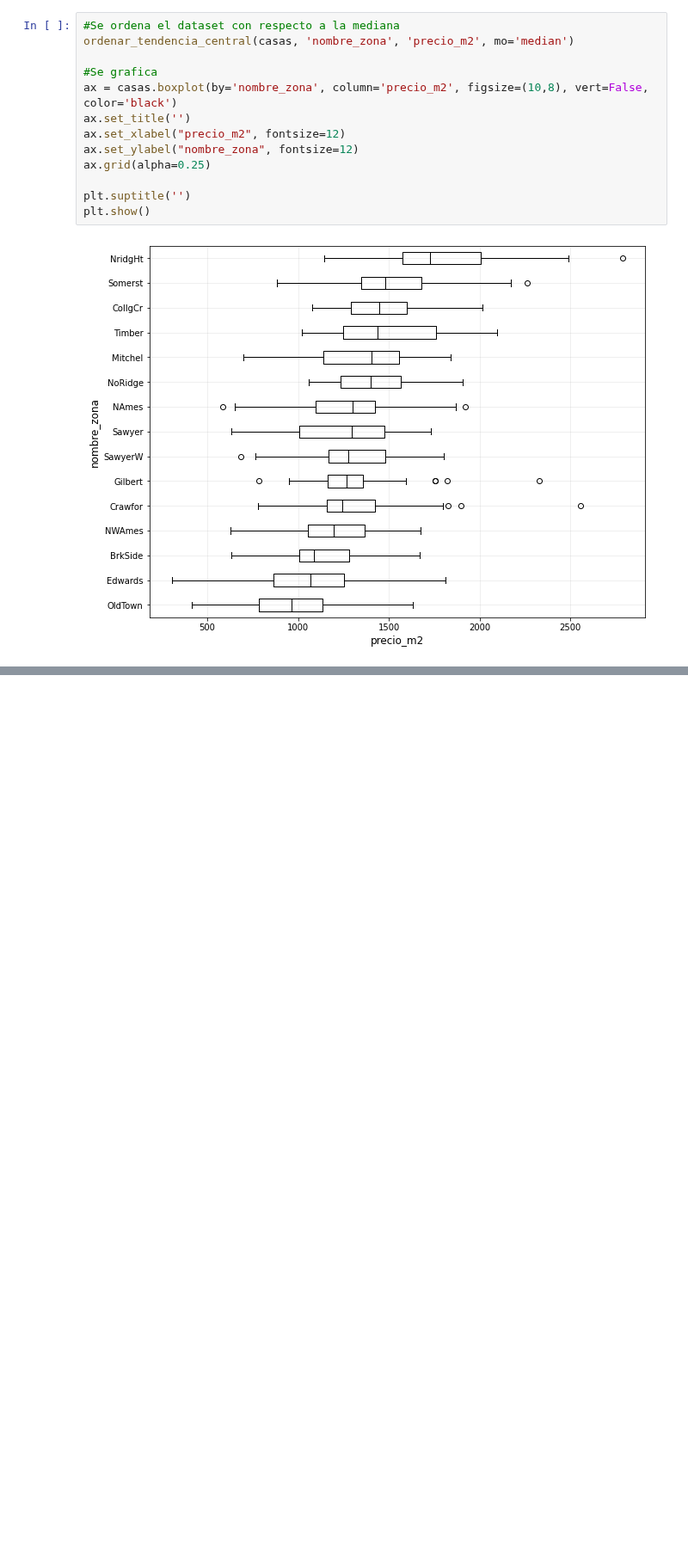
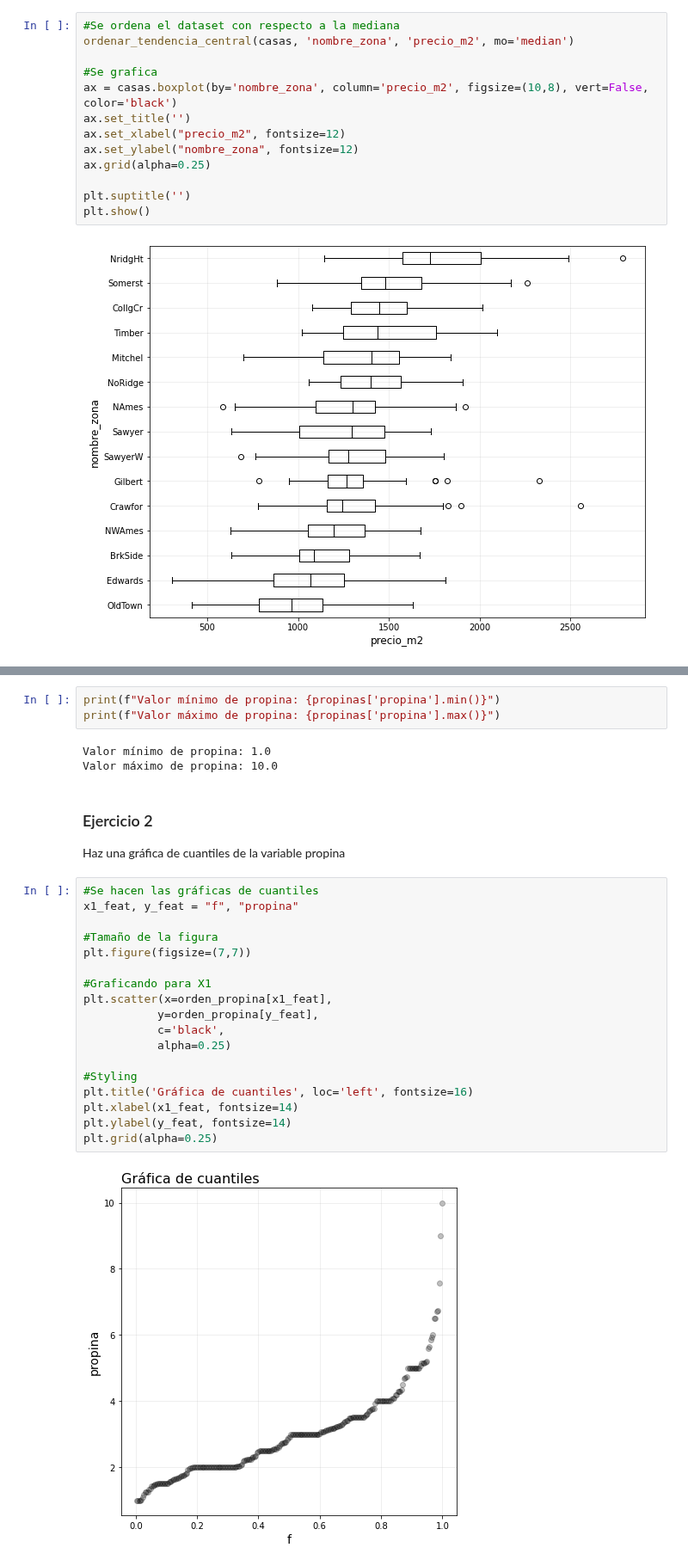
Before and after one commit to CAMM961001/itam-mcd, a Jupyter notebook: fundamentos-estadisticos/libros/analisis_exploratorio.ipynb, the cells around one changed output, grey strips where cells are left out. Shown at 86% size. Drawn from its saved outputs; the diff is of its cells as text; blank space fills up the shorter version.

Commit message:
Ejercicios dataset casas

```diff
--- a/fundamentos-estadisticos/libros/analisis_exploratorio.ipynb
+++ b/fundamentos-estadisticos/libros/analisis_exploratorio.ipynb
@@ -430,0 +454,29 @@ plt.show()
+# %%
+print(f"Valor mínimo de propina: {propinas['propina'].min()}")
+print(f"Valor máximo de propina: {propinas['propina'].max()}")
+# %% [output]
+Valor mínimo de propina: 1.0
+Valor máximo de propina: 10.0
+# %% [markdown]
+### Ejercicio 2
+Haz una gráfica de cuantiles de la variable propina
+# %%
+#Se hacen las gráficas de cuantiles
+x1_feat, y_feat = "f", "propina"
+
+#Tamaño de la figura
+plt.figure(figsize=(7,7))
+
+#Graficando para X1
+plt.scatter(x=orden_propina[x1_feat],
+           y=orden_propina[y_feat],
+           c='black',
+           alpha=0.25)
+
+#Styling
+plt.title('Gráfica de cuantiles', loc='left', fontsize=16)
+plt.xlabel(x1_feat, fontsize=14)
+plt.ylabel(y_feat, fontsize=14)
+plt.grid(alpha=0.25)
+# %% [output]
+[figure, added]
```
Also changed, not shown: parts of 26 cells of this notebook.
